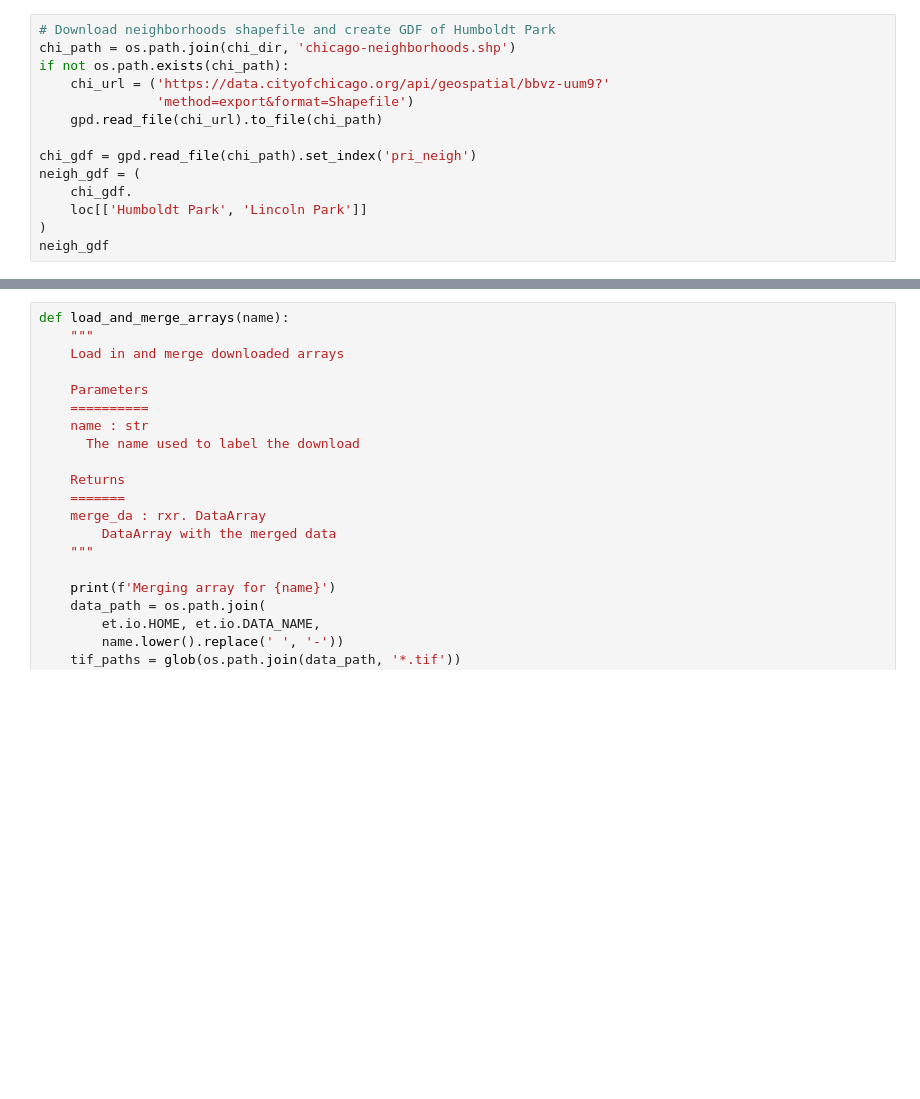
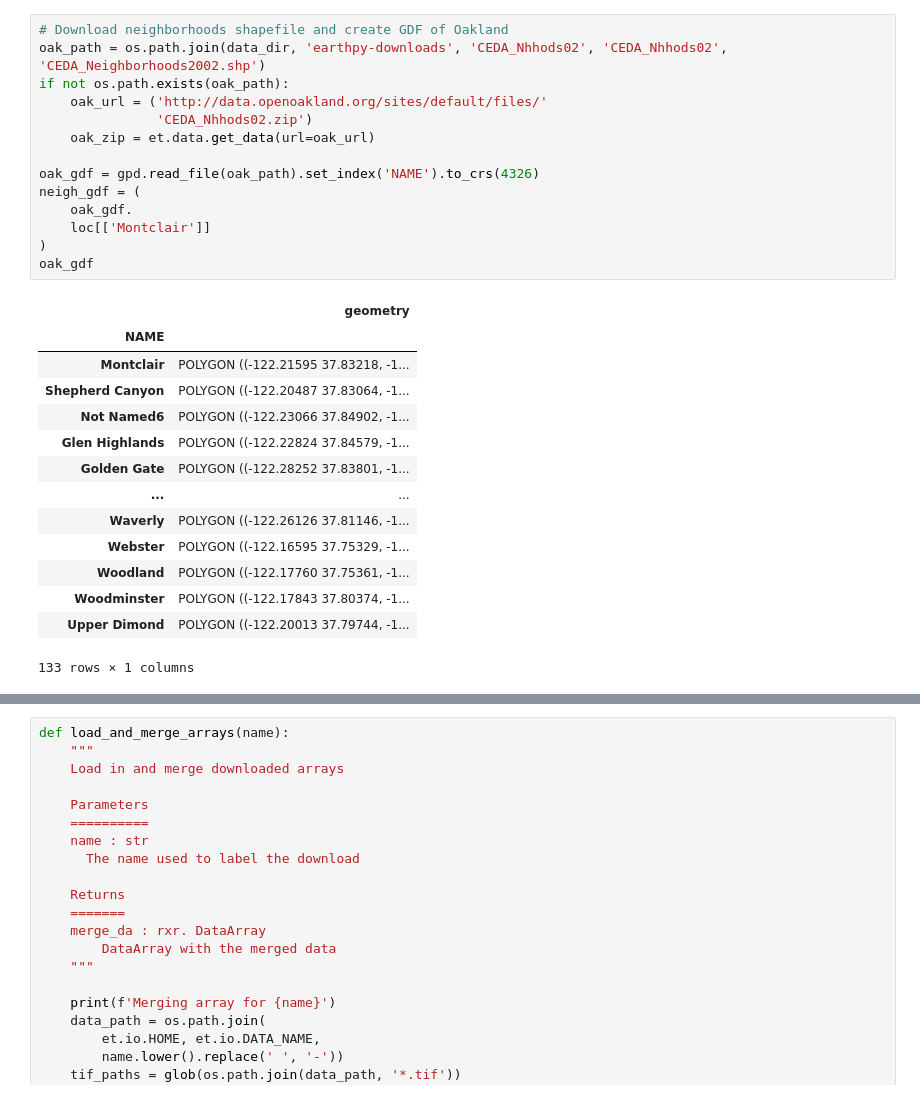
Before and after one commit to peterkobylarz/peterkobylarz.github.io, a Jupyter notebook: Notebooks/oakland_greenspace.ipynb, the cells around one changed output, grey strips where cells are left out. Saved outputs shown, nothing was run; the diff lists cells and outputs as text; blank space fills up the shorter version.

```diff
--- a/Notebooks/oakland_greenspace.ipynb
+++ b/Notebooks/oakland_greenspace.ipynb
@@ -28,17 +32,32 @@ for a_dir in [data_dir, chi_dir, ndvi_dir]:
 # %%
-# Download neighborhoods shapefile and create GDF of Humboldt Park
-chi_path = os.path.join(chi_dir, 'chicago-neighborhoods.shp')
-if not os.path.exists(chi_path):
-    chi_url = ('https://data.cityofchicago.org/api/geospatial/bbvz-uum9?'
-               'method=export&format=Shapefile')
-    gpd.read_file(chi_url).to_file(chi_path)
+# Download neighborhoods shapefile and create GDF of Oakland
+oak_path = os.path.join(data_dir, 'earthpy-downloads', 'CEDA_Nhhods02', 'CEDA_Nhhods02', 'CEDA_Neighborhoods2002.shp')
+if not os.path.exists(oak_path):
+    oak_url = ('http://data.openoakland.org/sites/default/files/'
+               'CEDA_Nhhods02.zip')
+    oak_zip = et.data.get_data(url=oak_url)
 
-chi_gdf = gpd.read_file(chi_path).set_index('pri_neigh')
+oak_gdf = gpd.read_file(oak_path).set_index('NAME').to_crs(4326)
 neigh_gdf = (
-    chi_gdf.
-    loc[['Humboldt Park', 'Lincoln Park']]
+    oak_gdf.
+    loc[['Montclair']]
 )
-neigh_gdf
+oak_gdf
+# %% [output]
+|  | geometry |
+| NAME |  |
+| Montclair | POLYGON ((-122.21595 37.83218, -1... |
+| Shepherd Canyon | POLYGON ((-122.20487 37.83064, -1... |
+| Not Named6 | POLYGON ((-122.23066 37.84902, -1... |
+| Glen Highlands | POLYGON ((-122.22824 37.84579, -1... |
+| Golden Gate | POLYGON ((-122.28252 37.83801, -1... |
+| ... | ... |
+| Waverly | POLYGON ((-122.26126 37.81146, -1... |
+| Webster | POLYGON ((-122.16595 37.75329, -1... |
+| Woodland | POLYGON ((-122.17760 37.75361, -1... |
+| Woodminster | POLYGON ((-122.17843 37.80374, -1... |
+| Upper Dimond | POLYGON ((-122.20013 37.79744, -1... |
+133 rows × 1 columns
 # %%
 def download_neighborhood_data(name, geometry, start, end):
     """
```
Also changed, not shown: parts of 4 cells of this notebook, 4 other files.
